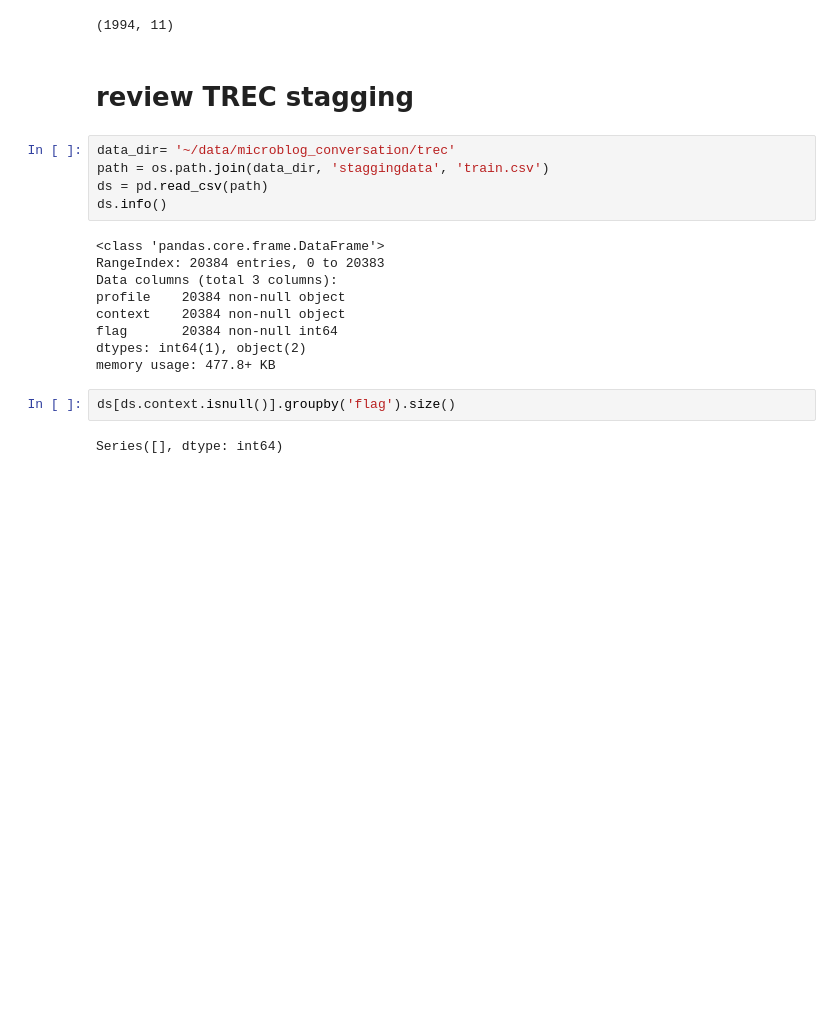
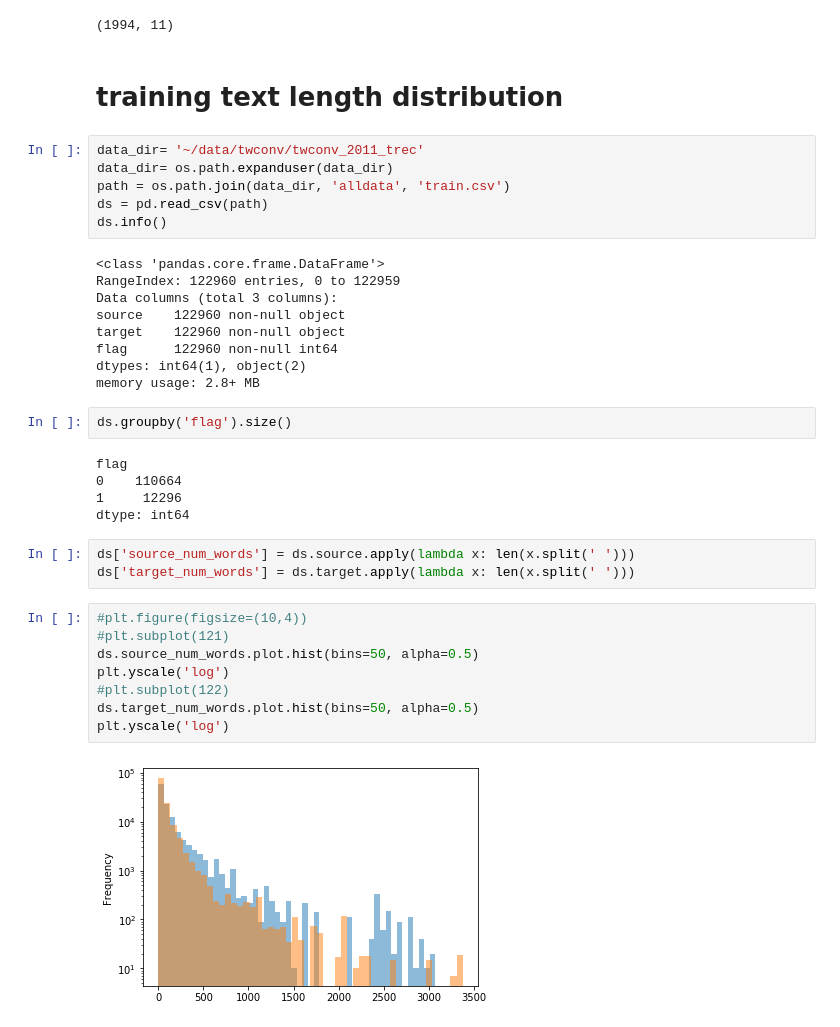
Before and after one commit to johnnytorres/recsys_twconv_s2s, a Jupyter notebook: analysis/eda_trec.ipynb, the cells around one changed output. Cells and saved outputs as stored; diff of their text form; blank space fills up the shorter version.

Commit message:
improve eda for trec, results script

```diff
--- a/analysis/eda_trec.ipynb
+++ b/analysis/eda_trec.ipynb
@@ -237,23 +209,40 @@ ds = pd.read_csv(path, dtype=object)
 ds.shape
 # %% [output]
 (1994, 11)
-# %% [markdown]
-# review TREC stagging
+# %% [markdown]
+# training text length distribution
 # %%
-data_dir= '~/data/microblog_conversation/trec'
-path = os.path.join(data_dir, 'staggingdata', 'train.csv')
+data_dir= '~/data/twconv/twconv_2011_trec'
+data_dir= os.path.expanduser(data_dir)
+path = os.path.join(data_dir, 'alldata', 'train.csv')
 ds = pd.read_csv(path)
 ds.info()
 # %% [output]
 <class 'pandas.core.frame.DataFrame'>
-RangeIndex: 20384 entries, 0 to 20383
+RangeIndex: 122960 entries, 0 to 122959
 Data columns (total 3 columns):
-profile    20384 non-null object
-context    20384 non-null object
-flag       20384 non-null int64
+source    122960 non-null object
+target    122960 non-null object
+flag      122960 non-null int64
 dtypes: int64(1), object(2)
-memory usage: 477.8+ KB
+memory usage: 2.8+ MB
 # %%
-ds[ds.context.isnull()].groupby('flag').size()
+ds.groupby('flag').size()
 # %% [output]
-Series([], dtype: int64)
+flag
+0    110664
+1     12296
+dtype: int64
+# %%
+ds['source_num_words'] = ds.source.apply(lambda x: len(x.split(' ')))
+ds['target_num_words'] = ds.target.apply(lambda x: len(x.split(' ')))
+# %%
+#plt.figure(figsize=(10,4))
+#plt.subplot(121)
+ds.source_num_words.plot.hist(bins=50, alpha=0.5)
+plt.yscale('log')
+#plt.subplot(122)
+ds.target_num_words.plot.hist(bins=50, alpha=0.5)
+plt.yscale('log')
+# %% [output]
+[figure, added]
```
Also changed, not shown: parts of 9 cells of this notebook, 2 other files.
